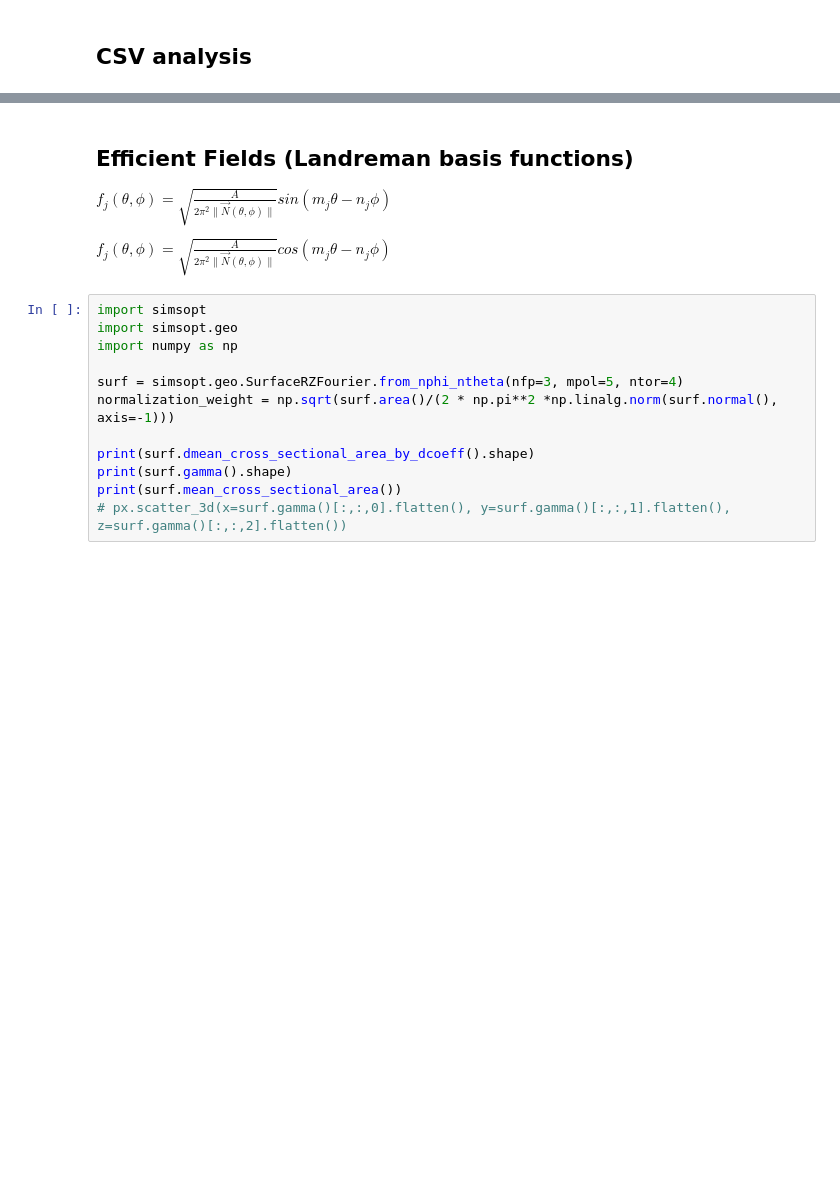
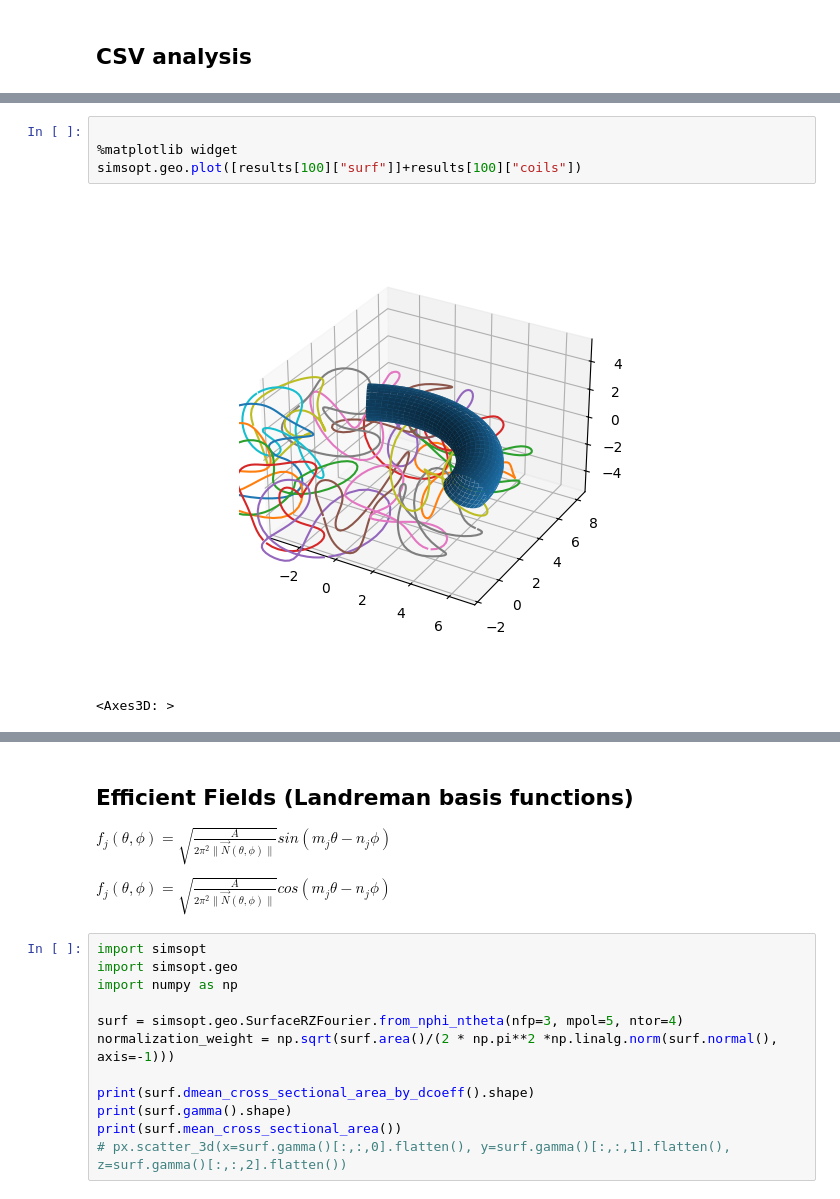
Before and after one commit to missing-user/single-stage-opt, a Jupyter notebook: what_we_actually_want.ipynb, the cells around one changed output, grey strips where cells are left out. Drawn from its saved outputs; the diff is of its cells as text; blank space fills up the shorter version.

```diff
--- a/what_we_actually_want.ipynb
+++ b/what_we_actually_want.ipynb
@@ -442,0 +585,7 @@ implot_df(first_Si_BdotN)
+# %%
+
+%matplotlib widget
+simsopt.geo.plot([results[100]["surf"]]+results[100]["coils"])
+# %% [output]
+[figure, added]
+<Axes3D: >
```
Also changed, not shown: parts of 32 cells of this notebook, 1 other file.
